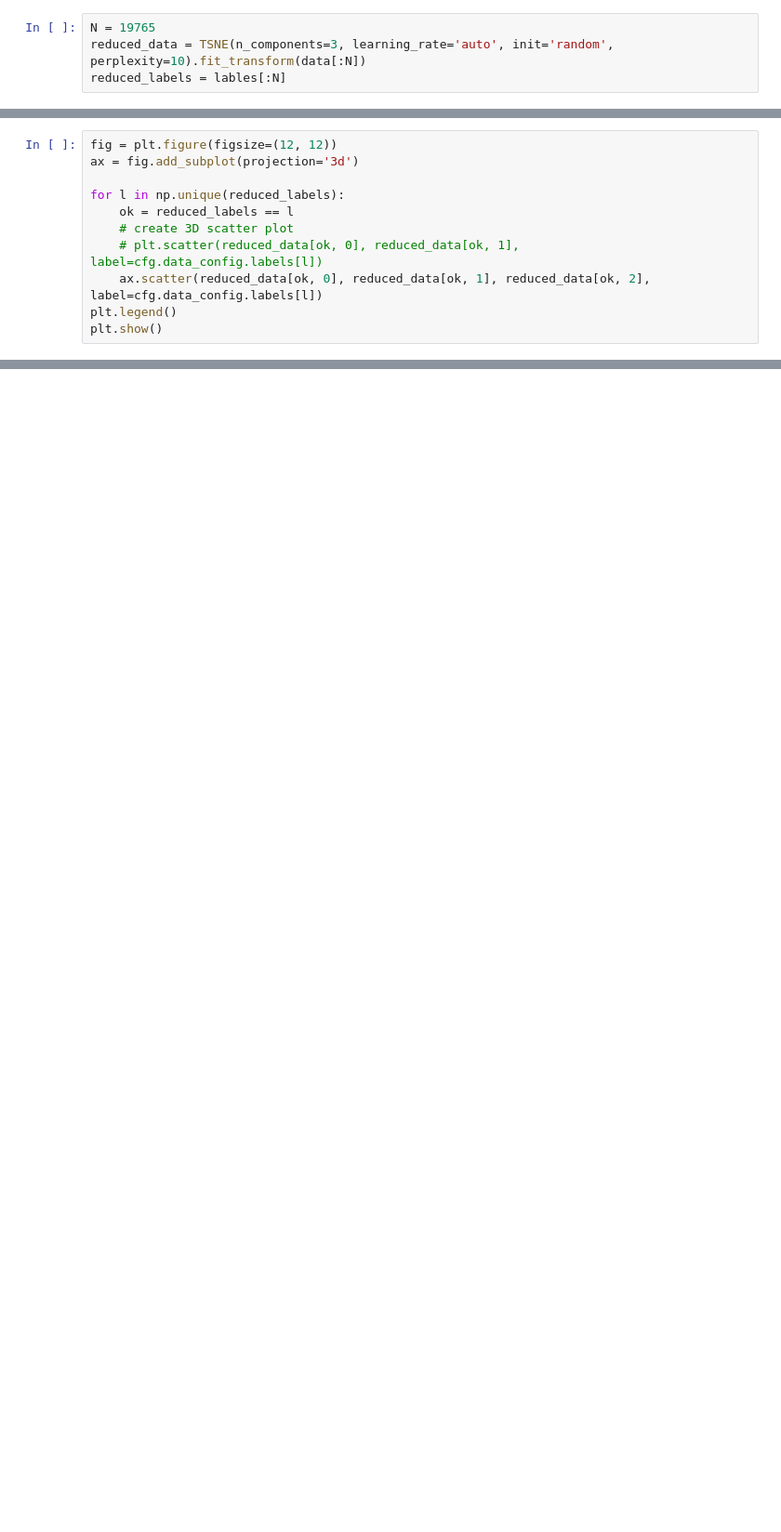
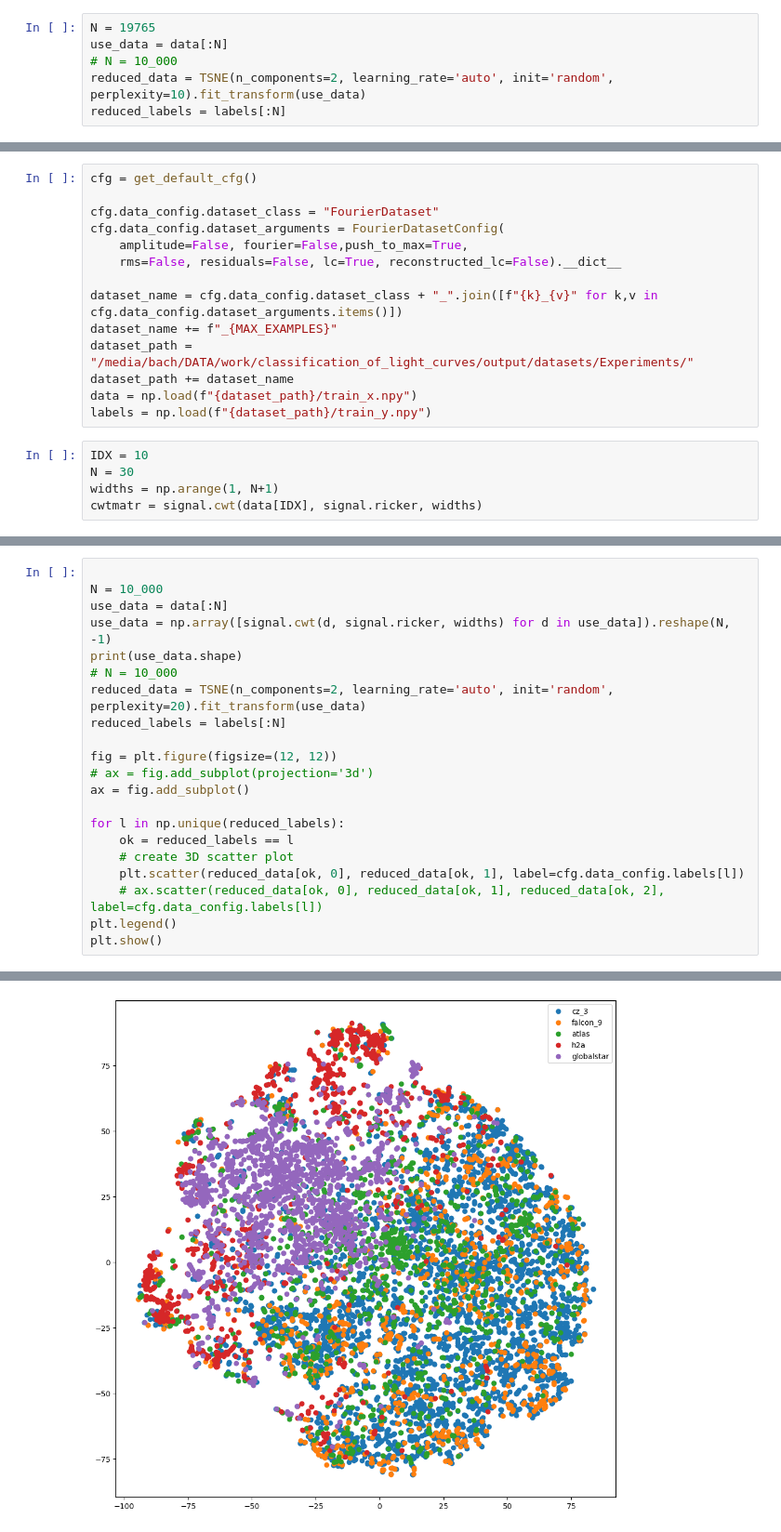
Before and after one commit to kyselica12/classification_of_light_curves, a Jupyter notebook: src/notebooks/tSNE.ipynb, the cells around one changed output, grey strips where cells are left out. Shown at 93% size. Drawn from its saved outputs; the diff is of its cells as text; blank space fills up the shorter version.

```diff
--- a/src/notebooks/tSNE.ipynb
+++ b/src/notebooks/tSNE.ipynb
@@ -42,4 +58,6 @@ data.shape, lables.shape
 # %%
 N = 19765
-reduced_data = TSNE(n_components=3, learning_rate='auto', init='random', perplexity=10).fit_transform(data[:N])
-reduced_labels = lables[:N]
+use_data = data[:N]
+# N = 10_000
+reduced_data = TSNE(n_components=2, learning_rate='auto', init='random', perplexity=10).fit_transform(use_data)
+reduced_labels = labels[:N]
@@ -59,0 +139,19 @@ plt.show()
+# %%
+cfg = get_default_cfg()
+
+cfg.data_config.dataset_class = "FourierDataset"
+cfg.data_config.dataset_arguments = FourierDatasetConfig(
+    amplitude=False, fourier=False,push_to_max=True,
+    rms=False, residuals=False, lc=True, reconstructed_lc=False).__dict__
+
+dataset_name = cfg.data_config.dataset_class + "_".join([f"{k}_{v}" for k,v in cfg.data_config.dataset_arguments.items()])
+dataset_name += f"_{MAX_EXAMPLES}"
+dataset_path = "/media/bach/DATA/work/classification_of_light_curves/output/datasets/Experiments/"
+dataset_path += dataset_name
+data = np.load(f"{dataset_path}/train_x.npy")
+labels = np.load(f"{dataset_path}/train_y.npy")
+# %%
+IDX = 10
+N = 30
+widths = np.arange(1, N+1)
+cwtmatr = signal.cwt(data[IDX], signal.ricker, widths)
@@ -60,12 +171,22 @@ plt.show()
 # %%
+
+N = 10_000
+use_data = data[:N]
+use_data = np.array([signal.cwt(d, signal.ricker, widths) for d in use_data]).reshape(N, -1)
+print(use_data.shape)
+# N = 10_000
+reduced_data = TSNE(n_components=2, learning_rate='auto', init='random', perplexity=20).fit_transform(use_data)
+reduced_labels = labels[:N]
+
 fig = plt.figure(figsize=(12, 12))
-ax = fig.add_subplot(projection='3d')
+# ax = fig.add_subplot(projection='3d')
+ax = fig.add_subplot()
 
 for l in np.unique(reduced_labels):
     ok = reduced_labels == l
     # create 3D scatter plot
-    # plt.scatter(reduced_data[ok, 0], reduced_data[ok, 1], label=cfg.data_config.labels[l])
-    ax.scatter(reduced_data[ok, 0], reduced_data[ok, 1], reduced_data[ok, 2], label=cfg.data_config.labels[l])
+    plt.scatter(reduced_data[ok, 0], reduced_data[ok, 1], label=cfg.data_config.labels[l])
+    # ax.scatter(reduced_data[ok, 0], reduced_data[ok, 1], reduced_data[ok, 2], label=cfg.data_config.labels[l])
 plt.legend()
 plt.show()
 # %% [output]
@@ -73,0 +194 @@ plt.show()
+[figure, added]
```
Also changed, not shown: parts of 15 cells of this notebook, 20 other files.
